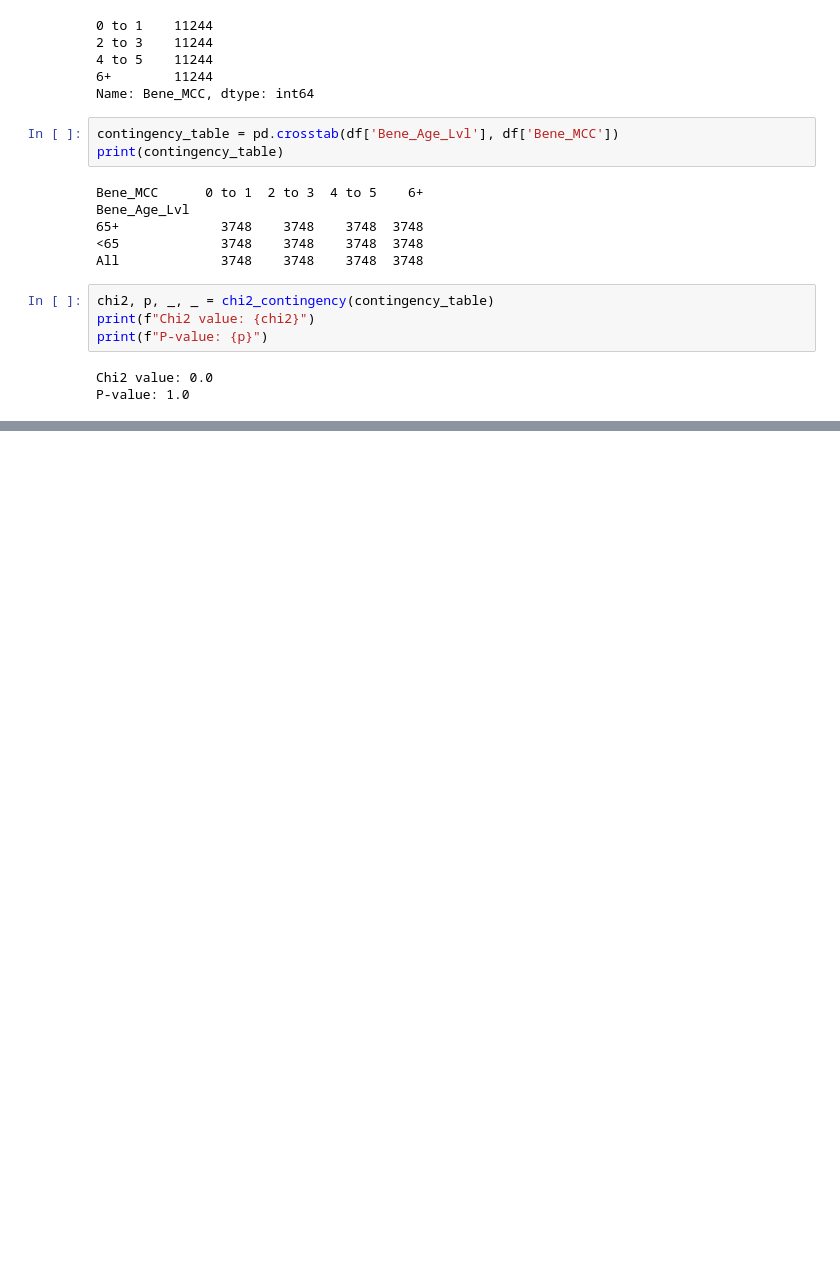
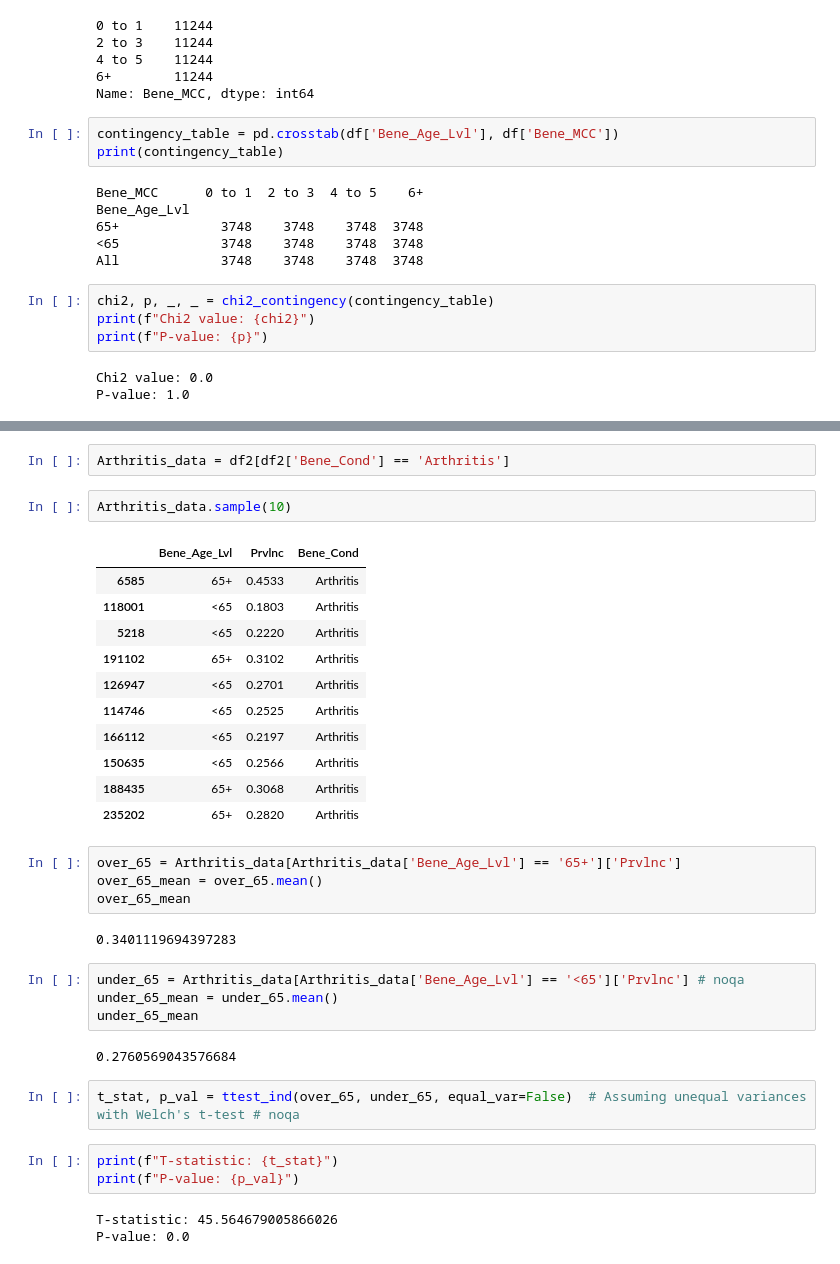
Before and after one commit to kkettip/datasci_5_statistics, a Jupyter notebook: datasci_5_statistics.ipynb, the cells around one changed output, grey strips where cells are left out. Cells and saved outputs as stored; diff of their text form; blank space fills up the shorter version.

```diff
--- a/datasci_5_statistics.ipynb
+++ b/datasci_5_statistics.ipynb
@@ -68,0 +166,36 @@ P-value: 1.0
+# %%
+Arthritis_data = df2[df2['Bene_Cond'] == 'Arthritis']
+# %%
+Arthritis_data.sample(10)
+# %% [output]
+|  | Bene_Age_Lvl | Prvlnc | Bene_Cond |
+| 6585 | 65+ | 0.4533 | Arthritis |
+| 118001 | <65 | 0.1803 | Arthritis |
+| 5218 | <65 | 0.2220 | Arthritis |
+| 191102 | 65+ | 0.3102 | Arthritis |
+| 126947 | <65 | 0.2701 | Arthritis |
+| 114746 | <65 | 0.2525 | Arthritis |
+| 166112 | <65 | 0.2197 | Arthritis |
+| 150635 | <65 | 0.2566 | Arthritis |
+| 188435 | 65+ | 0.3068 | Arthritis |
+| 235202 | 65+ | 0.2820 | Arthritis |
+# %%
+over_65 = Arthritis_data[Arthritis_data['Bene_Age_Lvl'] == '65+']['Prvlnc']
+over_65_mean = over_65.mean()
+over_65_mean
+# %% [output]
+0.3401119694397283
+# %%
+under_65 = Arthritis_data[Arthritis_data['Bene_Age_Lvl'] == '<65']['Prvlnc'] # noqa
+under_65_mean = under_65.mean()
+under_65_mean
+# %% [output]
+0.2760569043576684
+# %%
+t_stat, p_val = ttest_ind(over_65, under_65, equal_var=False)  # Assuming unequal variances with Welch's t-test # noqa
+# %%
+print(f"T-statistic: {t_stat}")
+print(f"P-value: {p_val}")
+# %% [output]
+T-statistic: 45.564679005866026
+P-value: 0.0
```
Also changed, not shown: parts of 13 cells of this notebook.
